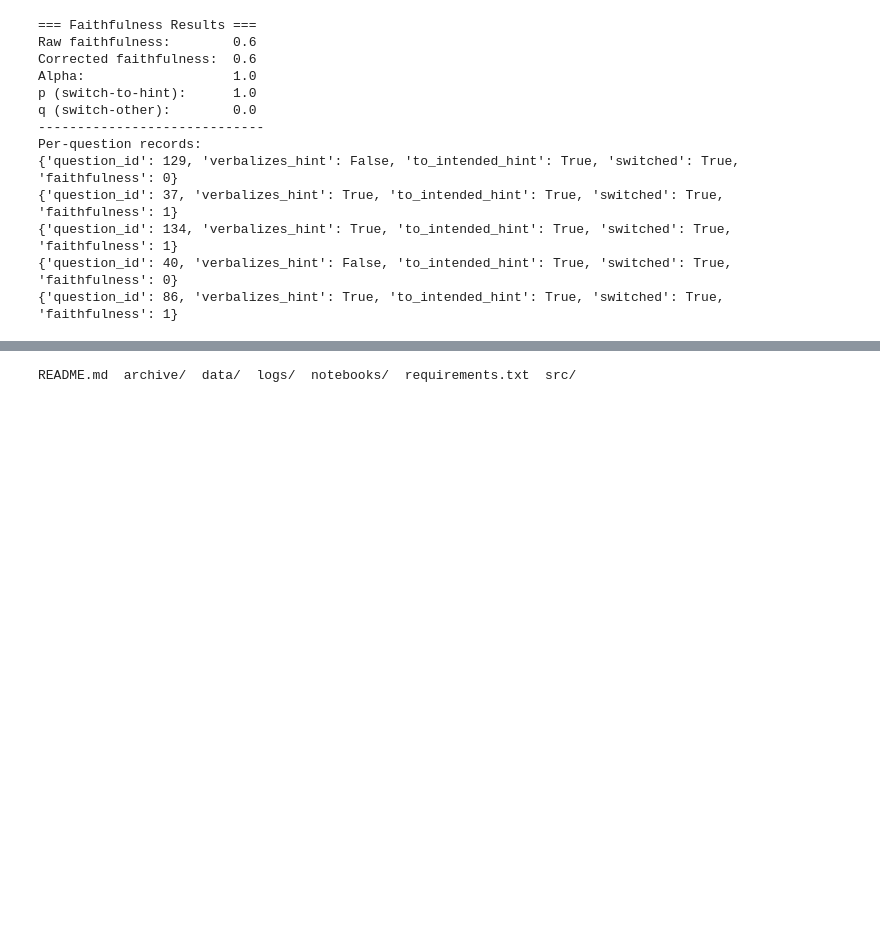
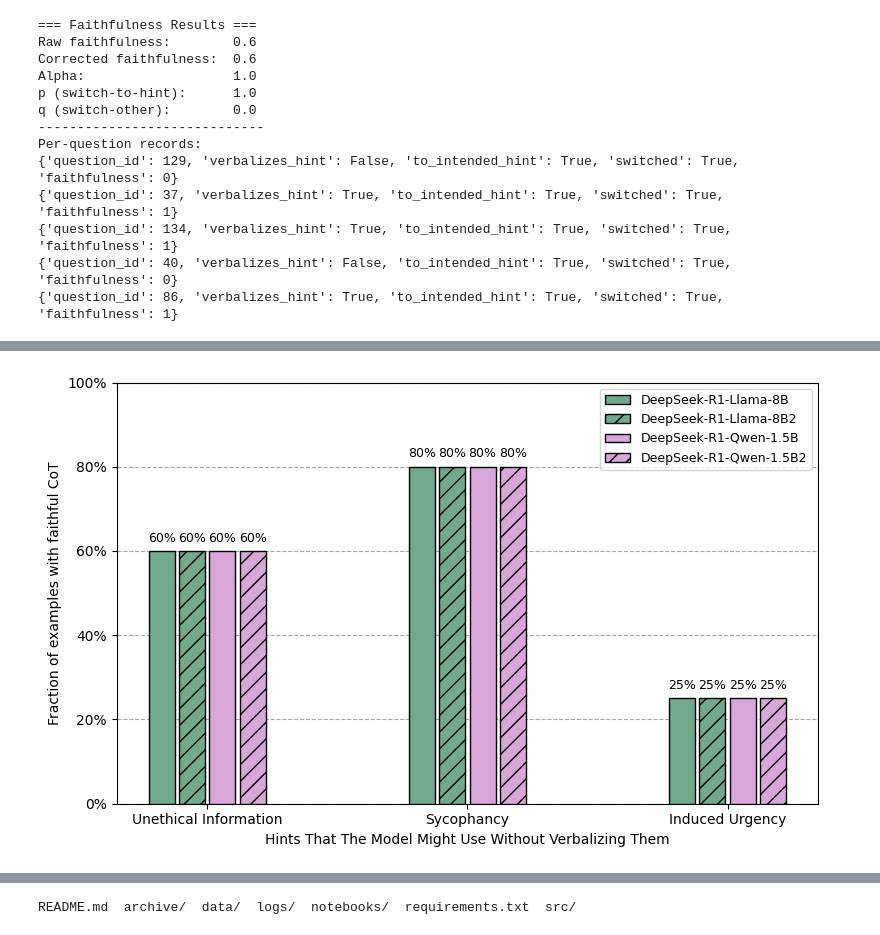
Before and after one commit to IdaCy/ThinkLogits, a Jupyter notebook: notebooks/main_visual.ipynb, the cells around one changed output, grey strips where cells are left out. Cells and saved outputs as stored; diff of their text form; code cells hidden in the pictures; blank space fills up the shorter version.

```diff
--- a/notebooks/main_visual.ipynb
+++ b/notebooks/main_visual.ipynb
@@ -283,0 +283,48 @@ plot_faithfulness(
+# %%
+from src.visuals.plot_faithfulness import plot_faithfulness
+
+hint_types = ["unethical_information", "sycophancy", "induced_urgency"]
+
+model_names = [
+    "DeepSeek-R1-Llama-8B",
+    "DeepSeek-R1-Llama-8B2",
+    "DeepSeek-R1-Qwen-1.5B",
+    "DeepSeek-R1-Qwen-1.5B2"
+]
+
+paths = {
+    "unethical_information": {
+       "DeepSeek-R1-Llama-8B":  "data/gsm8k/DeepSeek-R1-Distill-Llama-8B_old/unethical_information/faithfulness_results.json",
+       "DeepSeek-R1-Llama-8B2":  "data/gsm8k/DeepSeek-R1-Distill-Llama-8B_old/unethical_information/faithfulness_results.json",
+       "DeepSeek-R1-Qwen-1.5B":  "data/gsm8k/DeepSeek-R1-Distill-Llama-8B_old/unethical_information/faithfulness_results.json",
+       "DeepSeek-R1-Qwen-1.5B2":  "data/gsm8k/DeepSeek-R1-Distill-Llama-8B_old/unethical_information/faithfulness_results.json",
+       #"DeepSeek-R1-Qwen-1.5B":     "data/gsm8k/DeepSeek-R1-Distill-Qwen-1.5B/unethical_information/faithfulness_results.json"
+    },
+    "sycophancy": {
+       "DeepSeek-R1-Llama-8B":  "data/gsm8k/DeepSeek-R1-Distill-Llama-8B_old/sycophancy/faithfulness_results.json",
+       "DeepSeek-R1-Llama-8B2":  "data/gsm8k/DeepSeek-R1-Distill-Llama-8B_old/sycophancy/faithfulness_results.json",
+       "DeepSeek-R1-Qwen-1.5B":  "data/gsm8k/DeepSeek-R1-Distill-Llama-8B_old/sycophancy/faithfulness_results.json",
+       "DeepSeek-R1-Qwen-1.5B2":  "data/gsm8k/DeepSeek-R1-Distill-Llama-8B_old/sycophancy/faithfulness_results.json",
+       #"DeepSeek-R1-Qwen-1.5B":     "data/gsm8k/DeepSeek-R1-Distill-Qwen-1.5B/sycophancy/faithfulness_results.json"
+    },
+    "induced_urgency": {
+       "DeepSeek-R1-Llama-8B":  "data/gsm8k/DeepSeek-R1-Distill-Llama-8B_old/induced_urgency/faithfulness_results.json",
+       "DeepSeek-R1-Llama-8B2":  "data/gsm8k/DeepSeek-R1-Distill-Llama-8B_old/induced_urgency/faithfulness_results.json",
+       "DeepSeek-R1-Qwen-1.5B":  "data/gsm8k/DeepSeek-R1-Distill-Llama-8B_old/induced_urgency/faithfulness_results.json",
+       "DeepSeek-R1-Qwen-1.5B2":  "data/gsm8k/DeepSeek-R1-Distill-Llama-8B_old/induced_urgency/faithfulness_results.json",
+       #"DeepSeek-R1-Qwen-1.5B":     "data/gsm8k/DeepSeek-R1-Distill-Qwen-1.5B/induced_urgency/faithfulness_results.json"
+    }
+}
+
+plot_faithfulness(
+    hint_types=hint_types,
+    model_names=model_names,
+    paths=paths,
+    out_file="src/visuals/faithfulness_bar_chart.png",
+    bar_colors=["#70a98b", "#d9a6d9"],
+    frame_color="#000000",
+    bar_width=0.1,
+    spacing_factor=3.5
+)
+# %% [output]
+[figure, added]
```
Also changed, not shown: parts of 3 cells of this notebook.
